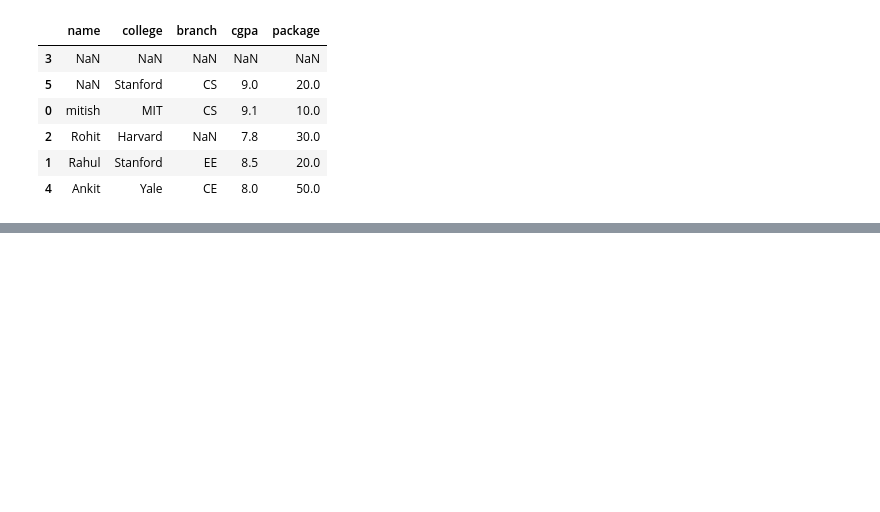
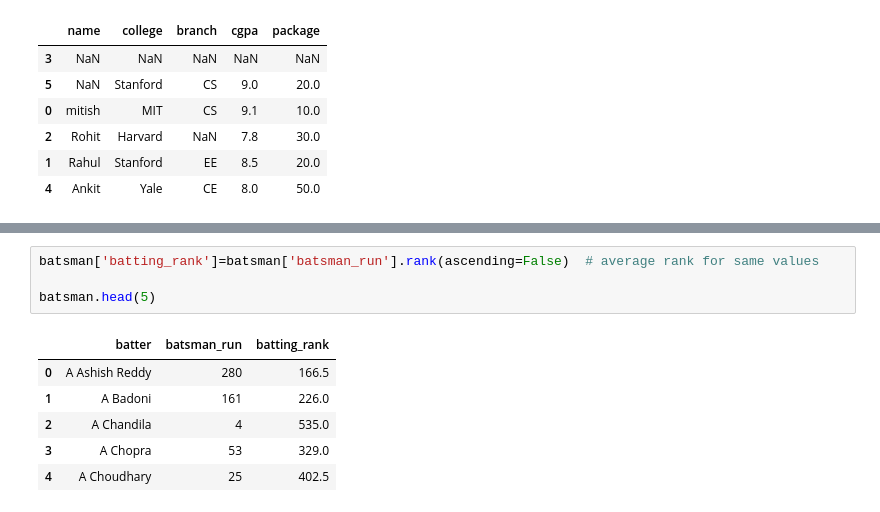
Before and after one commit to rahulkumar80026/Machine-Learning-Basic-to-Advanced, a Jupyter notebook: Pandas/Session2.ipynb, the cells around one changed output, grey strips where cells are left out. Cells and saved outputs as stored; diff of their text form; blank space fills up the shorter version.

```diff
--- a/Pandas/Session2.ipynb
+++ b/Pandas/Session2.ipynb
@@ -235,0 +245,11 @@ students
+# %%
+batsman['batting_rank']=batsman['batsman_run'].rank(ascending=False)  # average rank for same values
+
+batsman.head(5)
+# %% [output]
+|  | batter | batsman_run | batting_rank |
+| 0 | A Ashish Reddy | 280 | 166.5 |
+| 1 | A Badoni | 161 | 226.0 |
+| 2 | A Chandila | 4 | 535.0 |
+| 3 | A Chopra | 53 | 329.0 |
+| 4 | A Choudhary | 25 | 402.5 |
```
Also changed, not shown: parts of 2 cells of this notebook.
